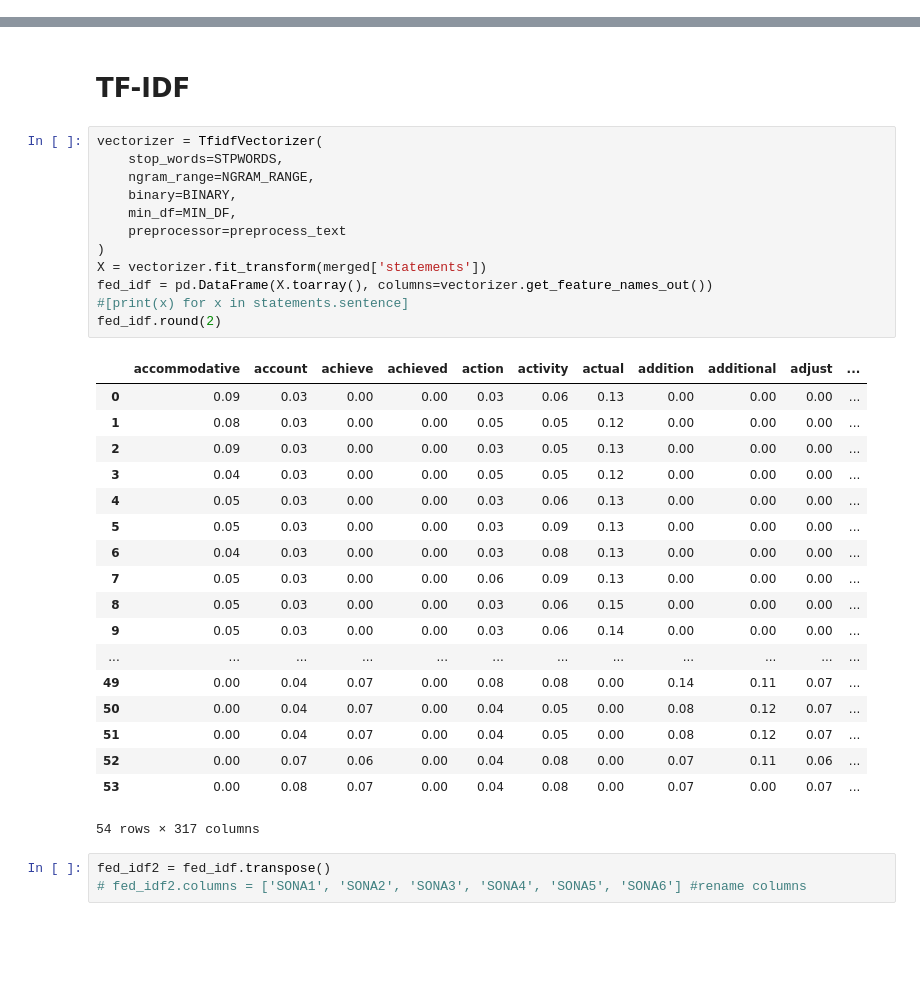
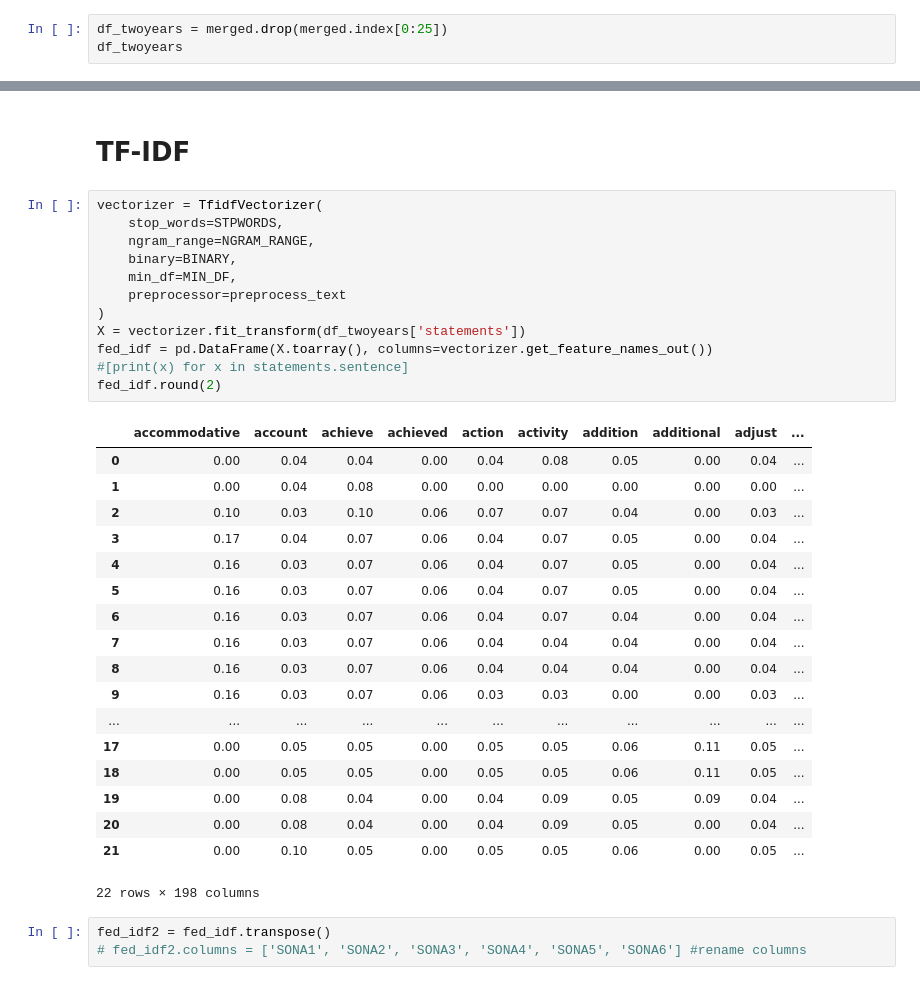
Before and after one commit to pmagtulis/fed-statement-scraper, a Jupyter notebook: fed-processing.ipynb, the cells around one changed output, grey strips where cells are left out. Drawn from its saved outputs; the diff is of its cells as text; blank space fills up the shorter version.

```diff
--- a/fed-processing.ipynb
+++ b/fed-processing.ipynb
@@ -31,0 +40,3 @@ merged.tail(10)
+# %%
+df_twoyears = merged.drop(merged.index[0:25])
+df_twoyears
@@ -133,34 +178,34 @@ fed_vectors.sort_values(50, ascending=False).head(20)
 # %%
 vectorizer = TfidfVectorizer(
     stop_words=STPWORDS,
     ngram_range=NGRAM_RANGE,
     binary=BINARY,
     min_df=MIN_DF,
     preprocessor=preprocess_text
 )
-X = vectorizer.fit_transform(merged['statements'])
+X = vectorizer.fit_transform(df_twoyears['statements'])
 fed_idf = pd.DataFrame(X.toarray(), columns=vectorizer.get_feature_names_out())
 #[print(x) for x in statements.sentence]
 fed_idf.round(2)
 # %% [output]
-|  | accommodative | account | achieve | achieved | action | activity | actual | addition | additional | adjust | ... |
-| 0 | 0.09 | 0.03 | 0.00 | 0.00 | 0.03 | 0.06 | 0.13 | 0.00 | 0.00 | 0.00 | ... |
-| 1 | 0.08 | 0.03 | 0.00 | 0.00 | 0.05 | 0.05 | 0.12 | 0.00 | 0.00 | 0.00 | ... |
-| 2 | 0.09 | 0.03 | 0.00 | 0.00 | 0.03 | 0.05 | 0.13 | 0.00 | 0.00 | 0.00 | ... |
-| 3 | 0.04 | 0.03 | 0.00 | 0.00 | 0.05 | 0.05 | 0.12 | 0.00 | 0.00 | 0.00 | ... |
-| 4 | 0.05 | 0.03 | 0.00 | 0.00 | 0.03 | 0.06 | 0.13 | 0.00 | 0.00 | 0.00 | ... |
-| 5 | 0.05 | 0.03 | 0.00 | 0.00 | 0.03 | 0.09 | 0.13 | 0.00 | 0.00 | 0.00 | ... |
-| 6 | 0.04 | 0.03 | 0.00 | 0.00 | 0.03 | 0.08 | 0.13 | 0.00 | 0.00 | 0.00 | ... |
-| 7 | 0.05 | 0.03 | 0.00 | 0.00 | 0.06 | 0.09 | 0.13 | 0.00 | 0.00 | 0.00 | ... |
-| 8 | 0.05 | 0.03 | 0.00 | 0.00 | 0.03 | 0.06 | 0.15 | 0.00 | 0.00 | 0.00 | ... |
-| 9 | 0.05 | 0.03 | 0.00 | 0.00 | 0.03 | 0.06 | 0.14 | 0.00 | 0.00 | 0.00 | ... |
-| ... | ... | ... | ... | ... | ... | ... | ... | ... | ... | ... | ... |
-| 49 | 0.00 | 0.04 | 0.07 | 0.00 | 0.08 | 0.08 | 0.00 | 0.14 | 0.11 | 0.07 | ... |
-| 50 | 0.00 | 0.04 | 0.07 | 0.00 | 0.04 | 0.05 | 0.00 | 0.08 | 0.12 | 0.07 | ... |
-| 51 | 0.00 | 0.04 | 0.07 | 0.00 | 0.04 | 0.05 | 0.00 | 0.08 | 0.12 | 0.07 | ... |
-| 52 | 0.00 | 0.07 | 0.06 | 0.00 | 0.04 | 0.08 | 0.00 | 0.07 | 0.11 | 0.06 | ... |
-| 53 | 0.00 | 0.08 | 0.07 | 0.00 | 0.04 | 0.08 | 0.00 | 0.07 | 0.00 | 0.07 | ... |
+|  | accommodative | account | achieve | achieved | action | activity | addition | additional | adjust | ... |
+| 0 | 0.00 | 0.04 | 0.04 | 0.00 | 0.04 | 0.08 | 0.05 | 0.00 | 0.04 | ... |
+| 1 | 0.00 | 0.04 | 0.08 | 0.00 | 0.00 | 0.00 | 0.00 | 0.00 | 0.00 | ... |
+| 2 | 0.10 | 0.03 | 0.10 | 0.06 | 0.07 | 0.07 | 0.04 | 0.00 | 0.03 | ... |
+| 3 | 0.17 | 0.04 | 0.07 | 0.06 | 0.04 | 0.07 | 0.05 | 0.00 | 0.04 | ... |
+| 4 | 0.16 | 0.03 | 0.07 | 0.06 | 0.04 | 0.07 | 0.05 | 0.00 | 0.04 | ... |
+| 5 | 0.16 | 0.03 | 0.07 | 0.06 | 0.04 | 0.07 | 0.05 | 0.00 | 0.04 | ... |
+| 6 | 0.16 | 0.03 | 0.07 | 0.06 | 0.04 | 0.07 | 0.04 | 0.00 | 0.04 | ... |
+| 7 | 0.16 | 0.03 | 0.07 | 0.06 | 0.04 | 0.04 | 0.04 | 0.00 | 0.04 | ... |
+| 8 | 0.16 | 0.03 | 0.07 | 0.06 | 0.04 | 0.04 | 0.04 | 0.00 | 0.04 | ... |
+| 9 | 0.16 | 0.03 | 0.07 | 0.06 | 0.03 | 0.03 | 0.00 | 0.00 | 0.03 | ... |
+| ... | ... | ... | ... | ... | ... | ... | ... | ... | ... | ... |
+| 17 | 0.00 | 0.05 | 0.05 | 0.00 | 0.05 | 0.05 | 0.06 | 0.11 | 0.05 | ... |
+| 18 | 0.00 | 0.05 | 0.05 | 0.00 | 0.05 | 0.05 | 0.06 | 0.11 | 0.05 | ... |
+| 19 | 0.00 | 0.08 | 0.04 | 0.00 | 0.04 | 0.09 | 0.05 | 0.09 | 0.04 | ... |
+| 20 | 0.00 | 0.08 | 0.04 | 0.00 | 0.04 | 0.09 | 0.05 | 0.00 | 0.04 | ... |
+| 21 | 0.00 | 0.10 | 0.05 | 0.00 | 0.05 | 0.05 | 0.06 | 0.00 | 0.05 | ... |
-54 rows × 317 columns
+22 rows × 198 columns
 # %%
 fed_idf2 = fed_idf.transpose()
 # fed_idf2.columns = ['SONA1', 'SONA2', 'SONA3', 'SONA4', 'SONA5', 'SONA6'] #rename columns
```
Also changed, not shown: parts of 14 cells of this notebook, 3 other files.
